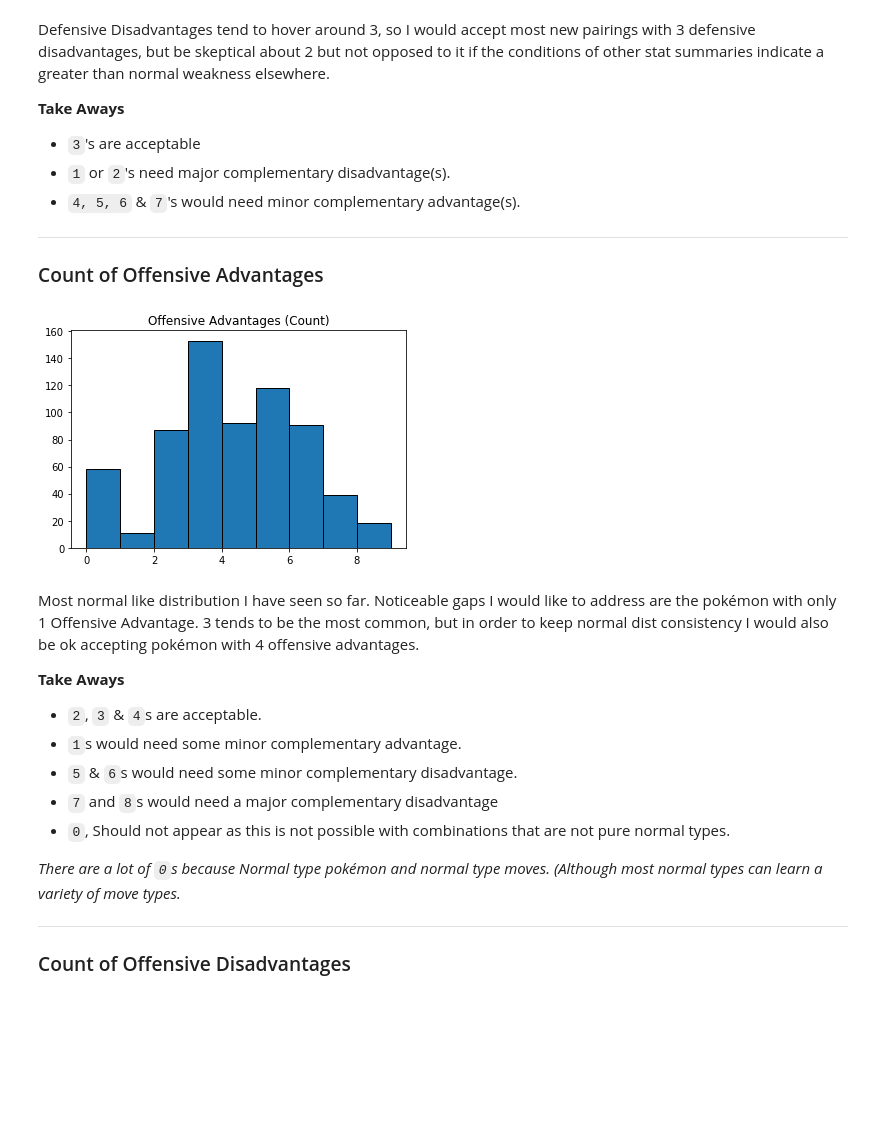
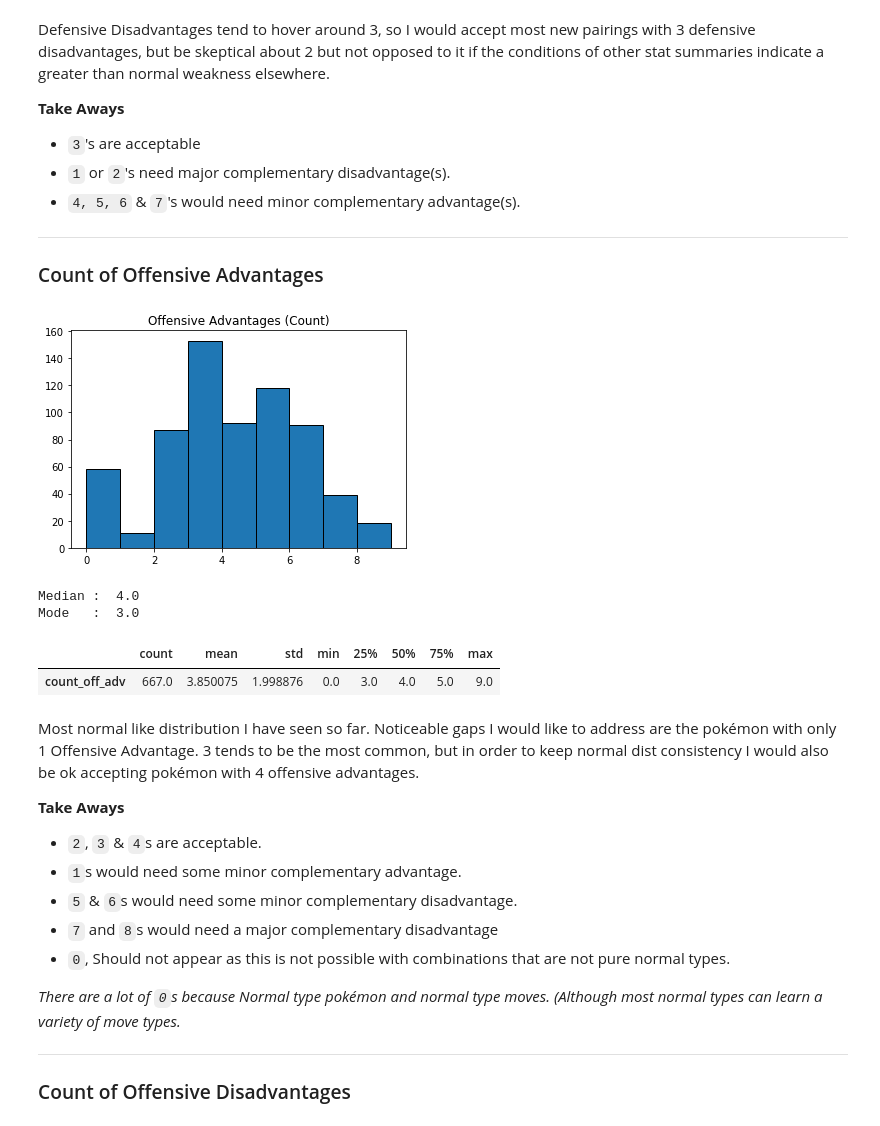
Before and after one commit to samuel-stack/The-Pokemon-Project, a Jupyter notebook: 4-Type-Investigation.ipynb, the cells around one changed output. Cells and saved outputs as stored; diff of their text form; code cells hidden in the pictures; blank space fills up the shorter version.

```diff
--- a/4-Type-Investigation.ipynb
+++ b/4-Type-Investigation.ipynb
@@ -393,12 +409,20 @@ Defensive Disadvantages tend to hover around 3, so I would accept most new pairi
 # %%
 plt.hist(pokemon3['count_off_adv'],
          ec = 'black',
          bins = int(pokemon3['count_off_adv'].max()))
 
 plt.title('Offensive Advantages (Count)')
 plt.show()
+
+print("Median : ",  pokemon3['count_off_adv'].median())
+print("Mode   : ", pokemon3['count_off_adv'].mode()[0])
+pokemon3[['count_off_adv']].describe().T
 # %% [output]
 [figure]
+Median :  4.0
+Mode   :  3.0
+|  | count | mean | std | min | 25% | 50% | 75% | max |
+| count_off_adv | 667.0 | 3.850075 | 1.998876 | 0.0 | 3.0 | 4.0 | 5.0 | 9.0 |
 # %% [markdown]
 Most normal like distribution I have seen so far.  Noticeable gaps I would like to address are the pokémon with only 1 Offensive Advantage.  3 tends to be the most common, but in order to keep normal dist consistency I would also be ok accepting pokémon with 4 offensive advantages.
 
```
Also changed, not shown: parts of 10 cells of this notebook, 7 other files.
